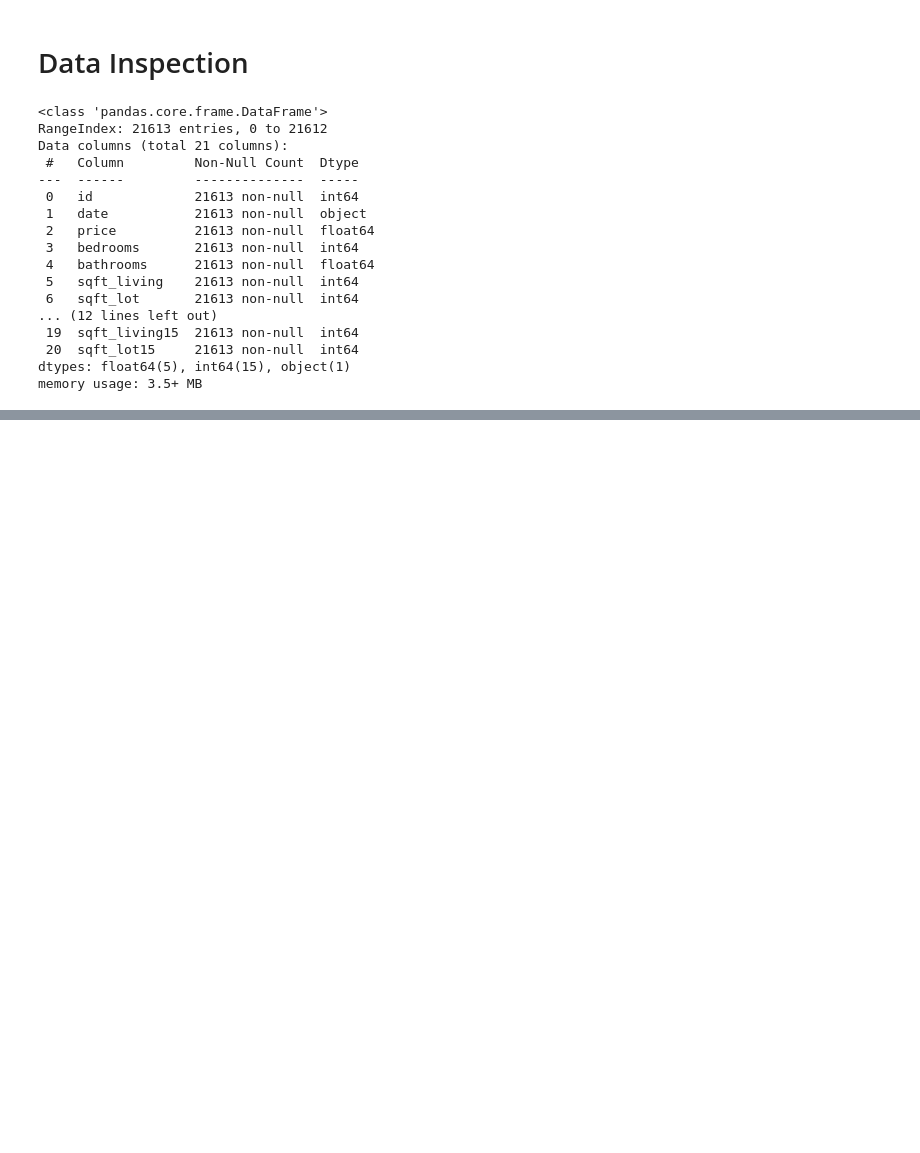
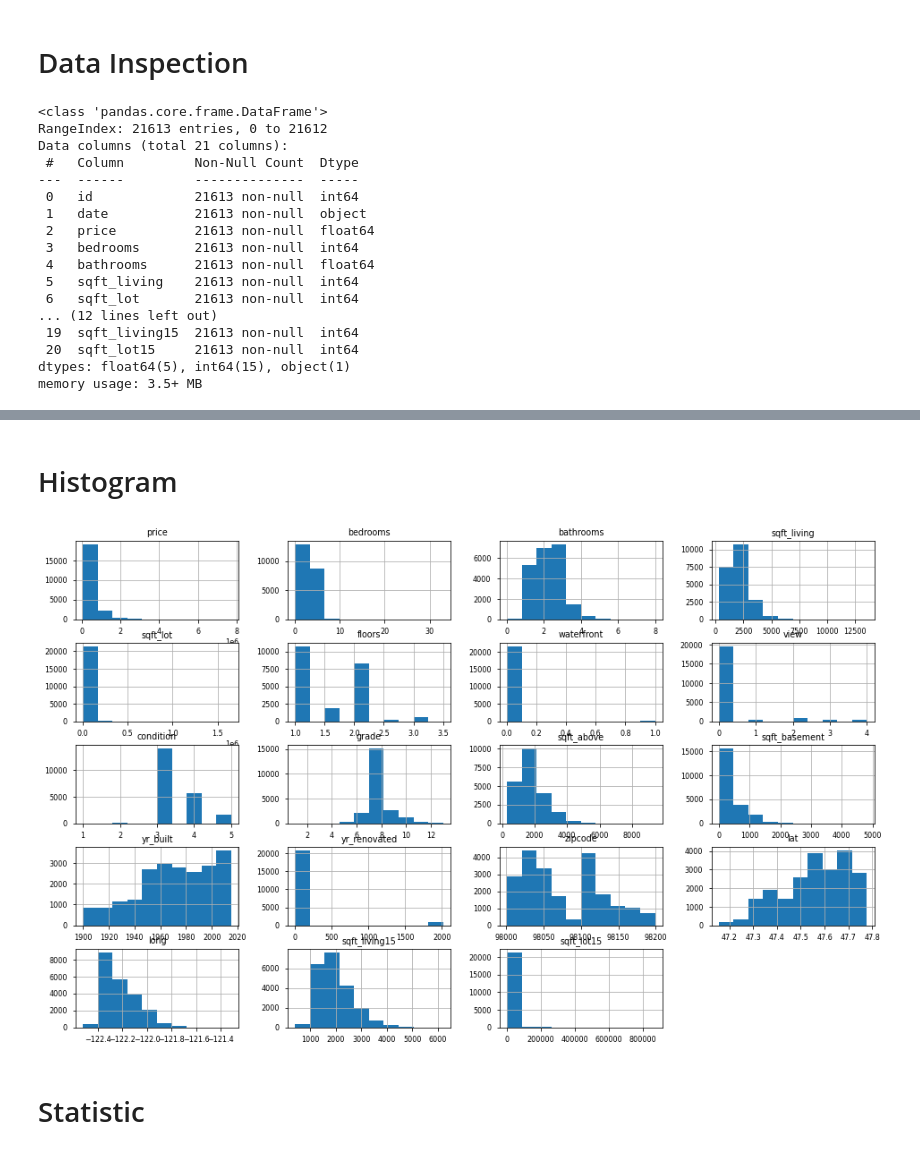
Before and after one commit to wasit7/el, a Jupyter notebook: dsi200_demo/13 Pandas.ipynb, the cells around one changed output, grey strips where cells are left out. Drawn from its saved outputs; the diff is of its cells as text; code cells hidden in the pictures; blank space fills up the shorter version.

````diff
--- a/dsi200_demo/13 Pandas.ipynb
+++ b/dsi200_demo/13 Pandas.ipynb
@@ -17,3 +29,9 @@ conda install pandas
 ```
+# %%
+%matplotlib inline
+import matplotlib.pyplot as plt
+import numpy as np
+#plt.style.use('ggplot')
+plt.style.use('seaborn-paper')
 # %%
 import pandas as pd
@@ -231,5 +282,7 @@ memory usage: 200.0 bytes
 # %%
 df = pd.read_csv('kc_house_data.csv',infer_datetime_format=True)
+# %%
+df = pd.read_csv('kc_house_data.csv')
 # %% [markdown]
 # Head and Tail
 # %%
@@ -280,0 +343,4 @@ df.date.astype()
+# %%
+df2=df.set_index('id')
+#df2.date=pd.to_datetime(df.date, format='%Y%m%dT%H%M%S')
+df2.date=pd.to_datetime(df2.date, format='%Y%m%dT%H%M%S', errors='coerce')
@@ -280,0 +389,8 @@ df.date.astype()
+# %% [markdown]
+# Histogram
+# %%
+df2.hist(figsize=(16,10));
+# %% [output]
+[figure, added]
+# %% [markdown]
+# Statistic
````
Also changed, not shown: parts of 46 cells of this notebook, 12 other files.
